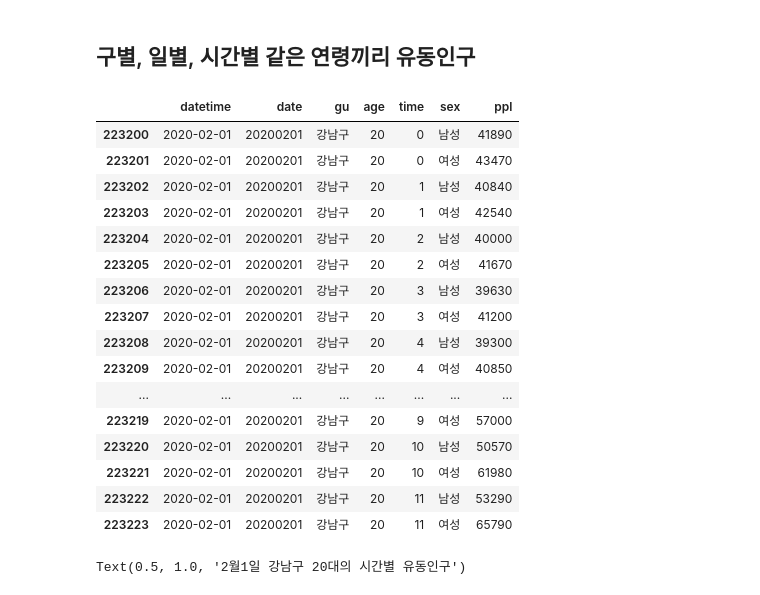
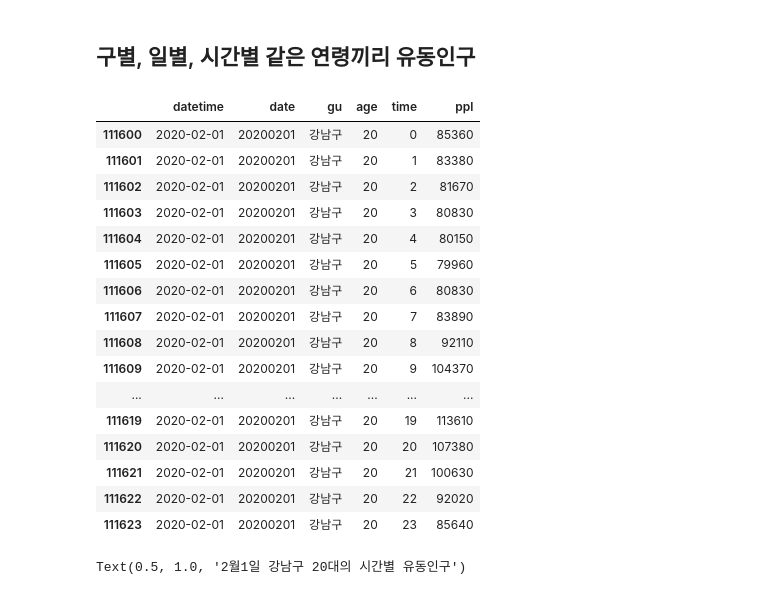
Before and after one commit to Changyoon-Lee/big_contest, a Jupyter notebook: 구별 코로나 민감도/코로나 확진 연령별 민감도 구하기.ipynb, the cells around one changed output. Cells and saved outputs as stored; diff of their text form; code cells hidden in the pictures.

```diff
--- a/구별 코로나 민감도/코로나 확진 연령별 민감도 구하기.ipynb
+++ b/구별 코로나 민감도/코로나 확진 연령별 민감도 구하기.ipynb
@@ -28,0 +58,5 @@ Requirement already satisfied: haversine in c:\users\user\anaconda3\lib\site-pac
+# %%
+time.columns = ['date', 'time', 'age', 'sex', 'gu' , 'ppl']
+# %%
+time['datetime'] = time['date'].apply(lambda x: pd.to_datetime(str(x), format='%Y%m%d'))
+time
@@ -28,0 +77,3 @@ Requirement already satisfied: haversine in c:\users\user\anaconda3\lib\site-pac
+# %%
+time = time[['datetime', 'date', 'time', 'gu', 'age', 'ppl', 'sex']]
+time
@@ -29,3 +94,7 @@ Requirement already satisfied: haversine in c:\users\user\anaconda3\lib\site-pac
+# %%
+#저장
+with open('time.pkl', 'wb') as f:
+    pickle.dump(time, f)
 # %%
 def pklopen(route):
     with open('{}'.format(route), 'rb') as f:
@@ -96,29 +186,29 @@ time_sorted.set_index(['datetime', 'time'])
 # %% [markdown]
 ## 구별, 일별, 시간별 같은 연령끼리 유동인구
 # %%
-timeday = time_sorted.groupby(['datetime', 'date', 'gu', 'age', 'time', 'sex']).sum()
+timeday = time_sorted.groupby(['datetime', 'date', 'gu', 'age', 'time']).sum()
 timeday = timeday.reset_index()
 #2월 1일 기준 20대 한번 보자(1월은 명절)
 k = timeday[timeday['datetime']=='2020-02-01'].head(24)
 k
 # %% [output]
-|  | datetime | date | gu | age | time | sex | ppl |
-| 223200 | 2020-02-01 | 20200201 | 강남구 | 20 | 0 | 남성 | 41890 |
-| 223201 | 2020-02-01 | 20200201 | 강남구 | 20 | 0 | 여성 | 43470 |
-| 223202 | 2020-02-01 | 20200201 | 강남구 | 20 | 1 | 남성 | 40840 |
-| 223203 | 2020-02-01 | 20200201 | 강남구 | 20 | 1 | 여성 | 42540 |
-| 223204 | 2020-02-01 | 20200201 | 강남구 | 20 | 2 | 남성 | 40000 |
-| 223205 | 2020-02-01 | 20200201 | 강남구 | 20 | 2 | 여성 | 41670 |
-| 223206 | 2020-02-01 | 20200201 | 강남구 | 20 | 3 | 남성 | 39630 |
-| 223207 | 2020-02-01 | 20200201 | 강남구 | 20 | 3 | 여성 | 41200 |
-| 223208 | 2020-02-01 | 20200201 | 강남구 | 20 | 4 | 남성 | 39300 |
-| 223209 | 2020-02-01 | 20200201 | 강남구 | 20 | 4 | 여성 | 40850 |
-| ... | ... | ... | ... | ... | ... | ... | ... |
-| 223219 | 2020-02-01 | 20200201 | 강남구 | 20 | 9 | 여성 | 57000 |
-| 223220 | 2020-02-01 | 20200201 | 강남구 | 20 | 10 | 남성 | 50570 |
-| 223221 | 2020-02-01 | 20200201 | 강남구 | 20 | 10 | 여성 | 61980 |
-| 223222 | 2020-02-01 | 20200201 | 강남구 | 20 | 11 | 남성 | 53290 |
-| 223223 | 2020-02-01 | 20200201 | 강남구 | 20 | 11 | 여성 | 65790 |
+|  | datetime | date | gu | age | time | ppl |
+| 111600 | 2020-02-01 | 20200201 | 강남구 | 20 | 0 | 85360 |
+| 111601 | 2020-02-01 | 20200201 | 강남구 | 20 | 1 | 83380 |
+| 111602 | 2020-02-01 | 20200201 | 강남구 | 20 | 2 | 81670 |
+| 111603 | 2020-02-01 | 20200201 | 강남구 | 20 | 3 | 80830 |
+| 111604 | 2020-02-01 | 20200201 | 강남구 | 20 | 4 | 80150 |
+| 111605 | 2020-02-01 | 20200201 | 강남구 | 20 | 5 | 79960 |
+| 111606 | 2020-02-01 | 20200201 | 강남구 | 20 | 6 | 80830 |
+| 111607 | 2020-02-01 | 20200201 | 강남구 | 20 | 7 | 83890 |
+| 111608 | 2020-02-01 | 20200201 | 강남구 | 20 | 8 | 92110 |
+| 111609 | 2020-02-01 | 20200201 | 강남구 | 20 | 9 | 104370 |
+| ... | ... | ... | ... | ... | ... | ... |
+| 111619 | 2020-02-01 | 20200201 | 강남구 | 20 | 19 | 113610 |
+| 111620 | 2020-02-01 | 20200201 | 강남구 | 20 | 20 | 107380 |
+| 111621 | 2020-02-01 | 20200201 | 강남구 | 20 | 21 | 100630 |
+| 111622 | 2020-02-01 | 20200201 | 강남구 | 20 | 22 | 92020 |
+| 111623 | 2020-02-01 | 20200201 | 강남구 | 20 | 23 | 85640 |
 # %%
 plt.plot(k['ppl'])
 plt.title('2월1일 강남구 20대의 시간별 유동인구')
```
Also changed, not shown: parts of 20 cells of this notebook, 4 other files.
